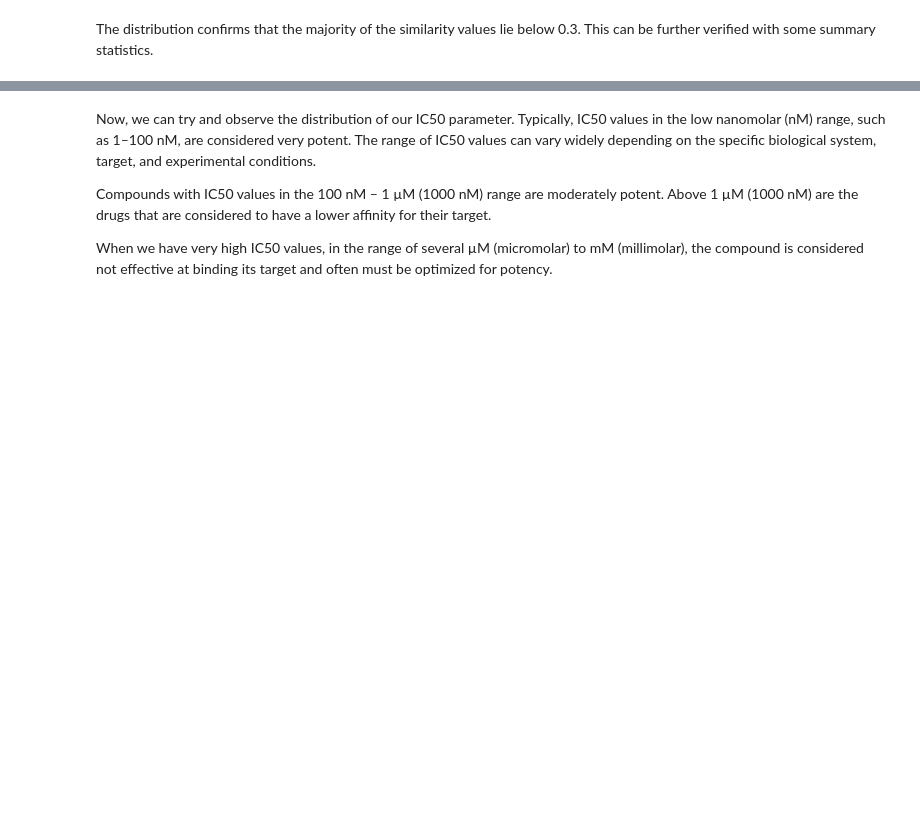
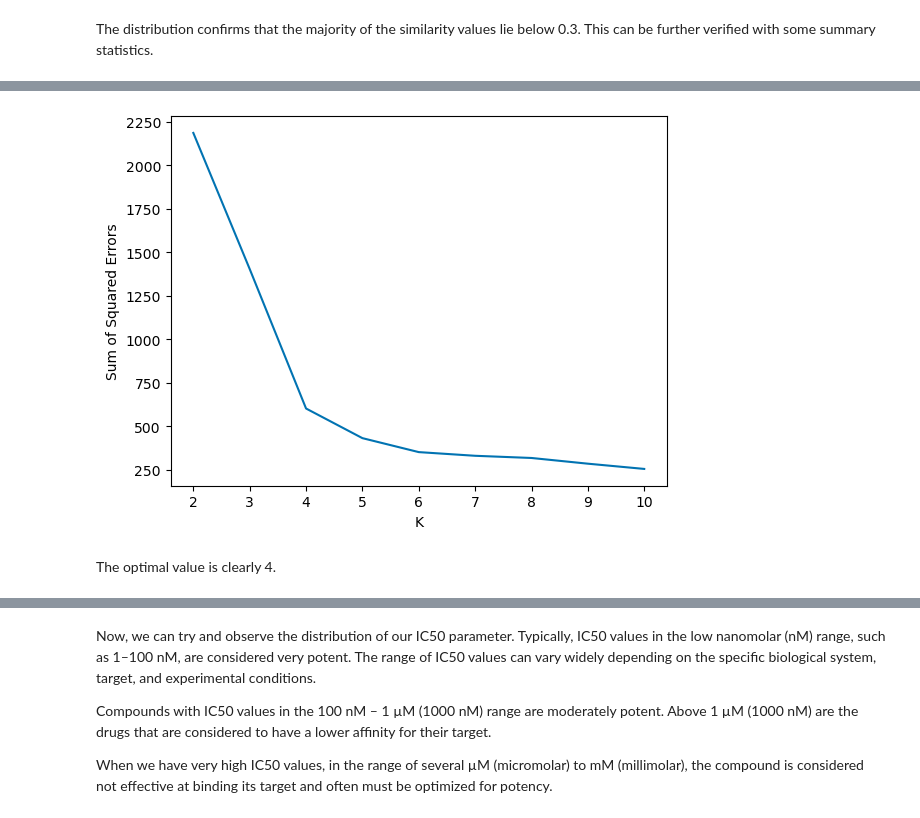
Before and after one commit to epfl-ada/ada-2024-project-adattatori, a Jupyter notebook: results.ipynb, the cells around one changed output, grey strips where cells are left out. Saved outputs shown, nothing was run; the diff lists cells and outputs as text; code cells hidden in the pictures; blank space fills up the shorter version.

```diff
--- a/results.ipynb
+++ b/results.ipynb
@@ -202,3 +245,5 @@ hivRD['IC50_log'].hist(bins=100)
 # %%
-#Now we can filter the data including only high affinity ligands
-df_low_IC50 = hivRD[hivRD['IC50 (nM)'] < 0.00017]
+#Now we can filter the data including only high affinity ligands with the above mentioned threshold
+df_low_IC50 = numerical_df[numerical_df['IC50 (nM)'] < 0.00017]
+corrlic =df_low_IC50.corr()
+corrlic.style.background_gradient(cmap='coolwarm')
@@ -244,0 +325,8 @@ The distribution confirms that the majority of the similarity values lie below 0
+# %%
+from sklearn.cluster import KMeans,SpectralClustering
+#plot SSE against K to look for the elbow
+evaluation_utils.plot_sse(df_low_IC50)
+# %% [output]
+[figure, added]
+# %% [markdown]
+The optimal value is clearly 4.
```
Also changed, not shown: parts of 45 cells of this notebook, 3 other files.
